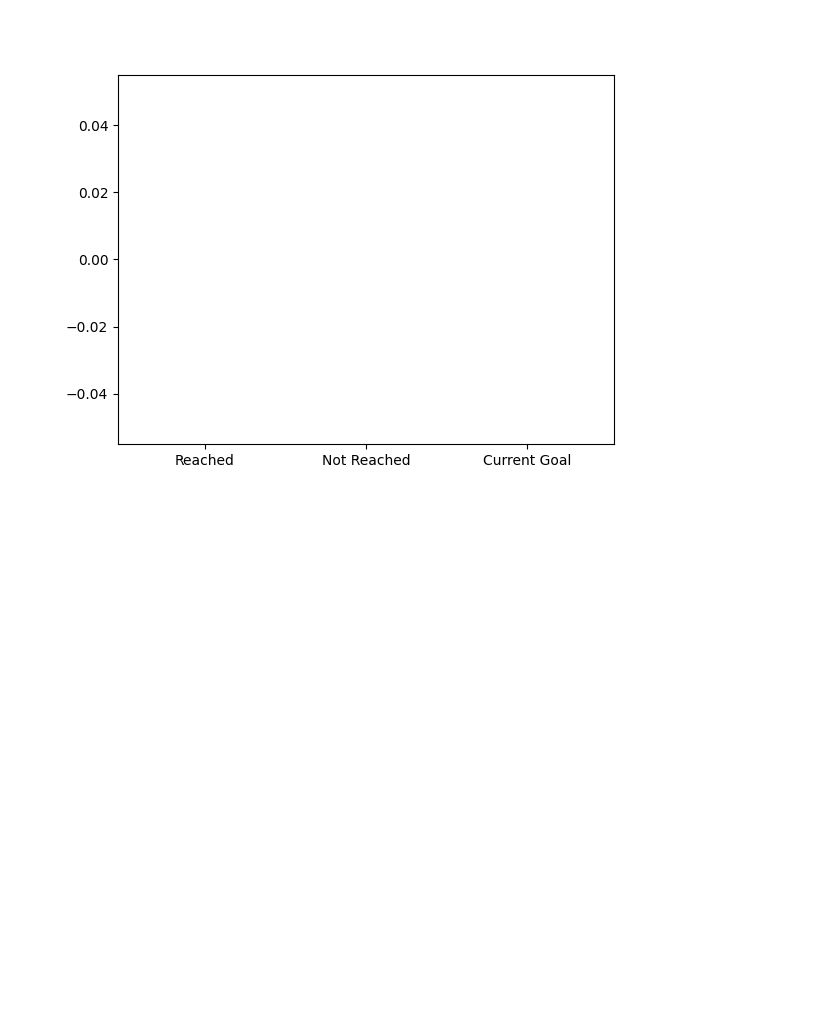
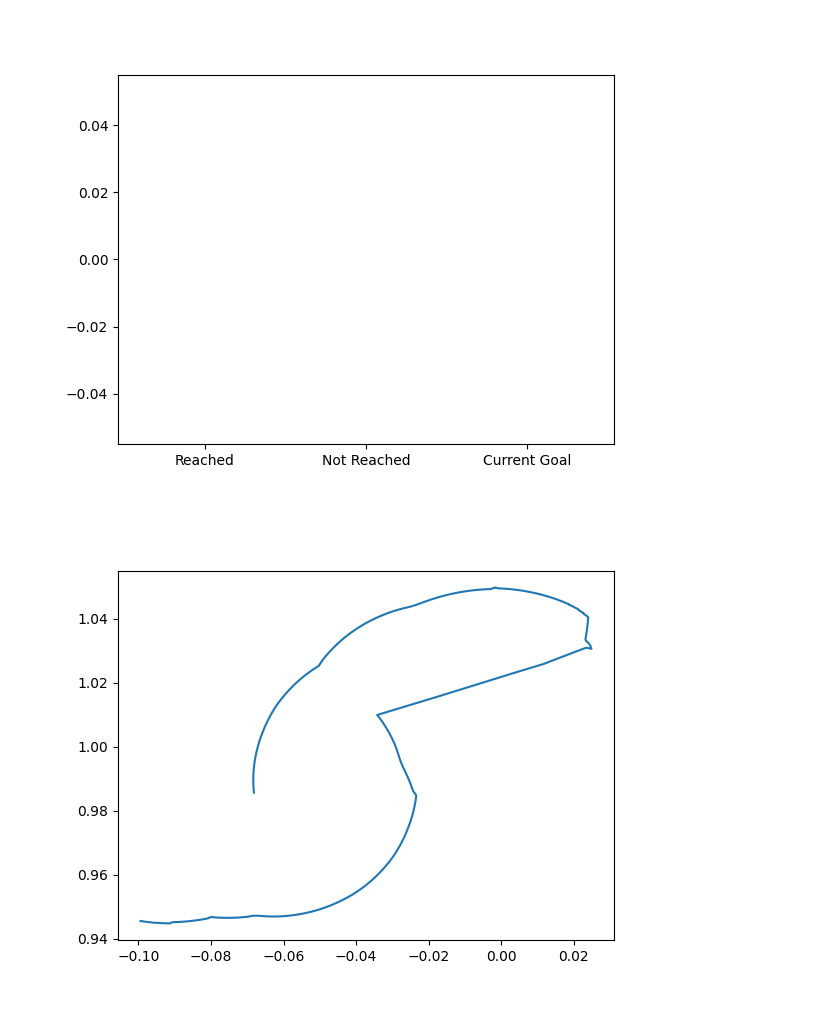
Before and after one commit to obesk/RT1_asignment2_ROS1, a Jupyter notebook: scripts/action_client_notebook.ipynb, the cells around one changed output. Cells and saved outputs as stored; diff of their text form; code cells hidden in the pictures; blank space fills up the shorter version.

Commit message:
Implemented Robot position plot
Signed-off-by: Roberto Bertelli <robbybertelli@gmail.com>

```diff
--- a/scripts/action_client_notebook.ipynb
+++ b/scripts/action_client_notebook.ipynb
@@ -30,6 +30,7 @@ latest_feedback = None
 active_goal = False
 reached_goals = 0
 not_reached_goals = 0
+robot_positions = {"x": [], "y": []}
 
 vel_pub = None
 # %%
@@ -171,3 +148,18 @@ cart = FuncAnimation(fig, func=update_plot, cache_frame_data=False)
 plt.show()
 # %% [output]
 [figure]
+# %%
+fig_position, axs_position = plt.subplots()
+
+ln, = axs_position.plot(robot_positions["x"], robot_positions["y"])
+
+def update_position_plot(frame):
+    ln.set_xdata(robot_positions["x"])
+    ln.set_ydata(robot_positions["y"])
+    return ln
+
+positon_animation = FuncAnimation(fig_position, func=update_position_plot)
+
+plt.show()
+# %% [output]
+[figure, added]
```
Also changed, not shown: parts of 4 cells of this notebook.
